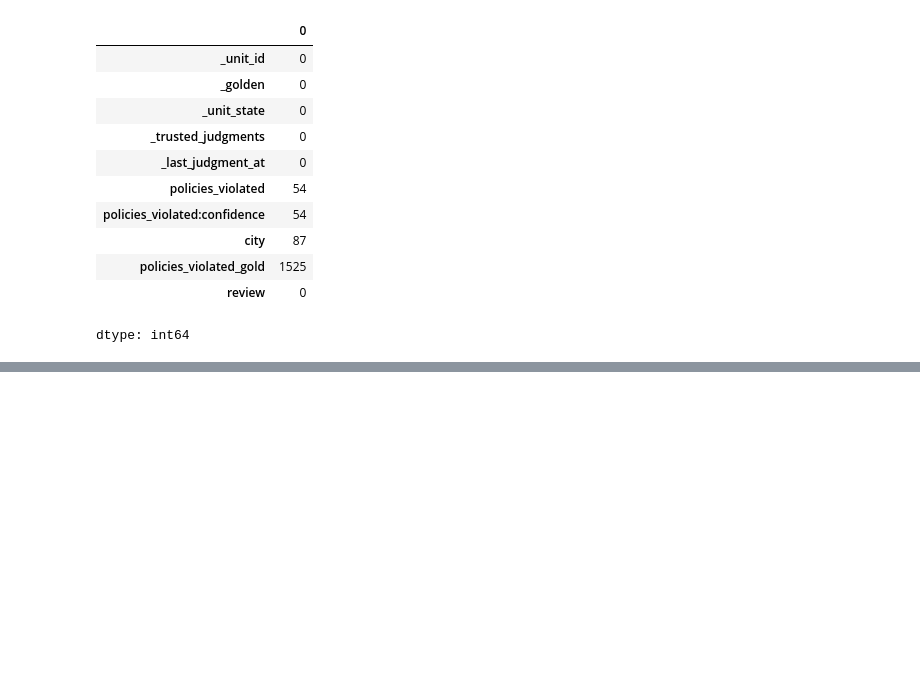
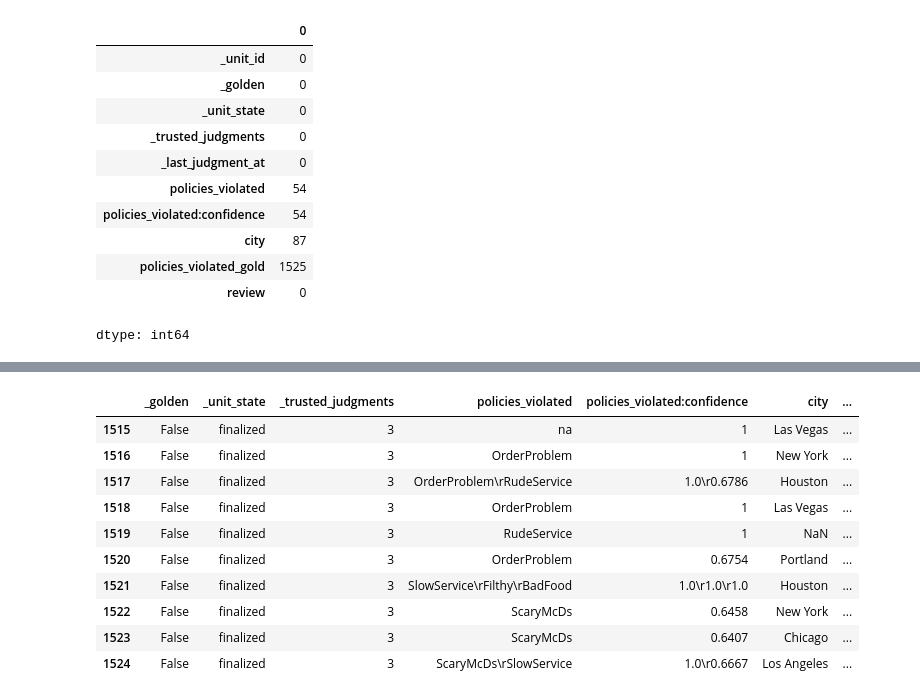
Before and after one commit to mamud1977/bootup, a Jupyter notebook: NN_data_preprocessing.ipynb, the cells around one changed output, grey strips where cells are left out. Saved outputs shown, nothing was run; the diff lists cells and outputs as text; code cells hidden in the pictures; blank space fills up the shorter version.

```diff
--- a/NN_data_preprocessing.ipynb
+++ b/NN_data_preprocessing.ipynb
@@ -100,0 +185,15 @@ new_df.head(10)
+# %%
+df_new = df_new.drop("_last_judgment_at", axis=1)
+df_new.tail(10)
+# %% [output]
+|  | _golden | _unit_state | _trusted_judgments | policies_violated | policies_violated:confidence | city | ... |
+| 1515 | False | finalized | 3 | na | 1 | Las Vegas | ... |
+| 1516 | False | finalized | 3 | OrderProblem | 1 | New York | ... |
+| 1517 | False | finalized | 3 | OrderProblem\rRudeService | 1.0\r0.6786 | Houston | ... |
+| 1518 | False | finalized | 3 | OrderProblem | 1 | Las Vegas | ... |
+| 1519 | False | finalized | 3 | RudeService | 1 | NaN | ... |
+| 1520 | False | finalized | 3 | OrderProblem | 0.6754 | Portland | ... |
+| 1521 | False | finalized | 3 | SlowService\rFilthy\rBadFood | 1.0\r1.0\r1.0 | Houston | ... |
+| 1522 | False | finalized | 3 | ScaryMcDs | 0.6458 | New York | ... |
+| 1523 | False | finalized | 3 | ScaryMcDs | 0.6407 | Chicago | ... |
+| 1524 | False | finalized | 3 | ScaryMcDs\rSlowService | 1.0\r0.6667 | Los Angeles | ... |
```
Also changed, not shown: parts of 7 cells of this notebook.
